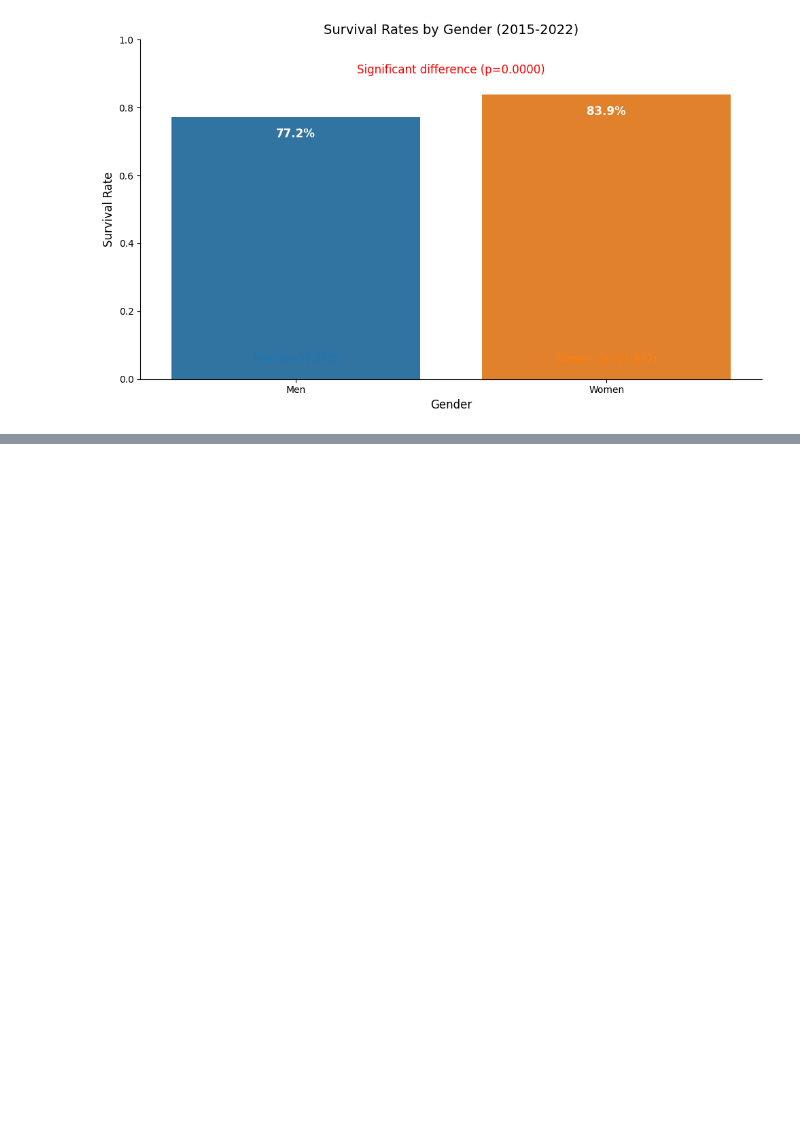
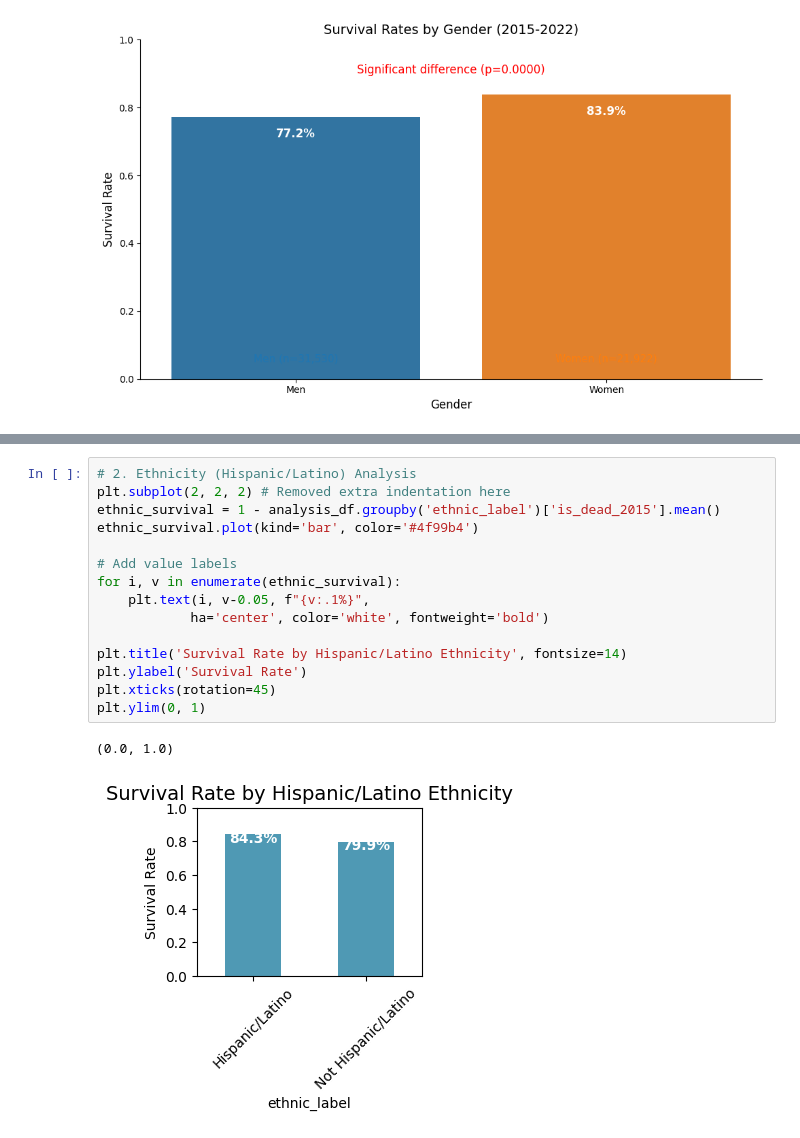
Before and after one commit to RozaSekouri/DA-projects, a Jupyter notebook: Lung_cancer_analysis.ipynb, the cells around one changed output, grey strips where cells are left out. Saved outputs shown, nothing was run; the diff lists cells and outputs as text; blank space fills up the shorter version.

```diff
--- a/Lung_cancer_analysis.ipynb
+++ b/Lung_cancer_analysis.ipynb
@@ -813,0 +947,18 @@ Passing `palette` without assigning `hue` is deprecated and will be removed in v
+# %%
+# 2. Ethnicity (Hispanic/Latino) Analysis
+plt.subplot(2, 2, 2) # Removed extra indentation here
+ethnic_survival = 1 - analysis_df.groupby('ethnic_label')['is_dead_2015'].mean()
+ethnic_survival.plot(kind='bar', color='#4f99b4')
+
+# Add value labels
+for i, v in enumerate(ethnic_survival):
+    plt.text(i, v-0.05, f"{v:.1%}",
+            ha='center', color='white', fontweight='bold')
+
+plt.title('Survival Rate by Hispanic/Latino Ethnicity', fontsize=14)
+plt.ylabel('Survival Rate')
+plt.xticks(rotation=45)
+plt.ylim(0, 1)
+# %% [output]
+(0.0, 1.0)
+[figure, added]
```
Also changed, not shown: parts of 3 cells of this notebook.
